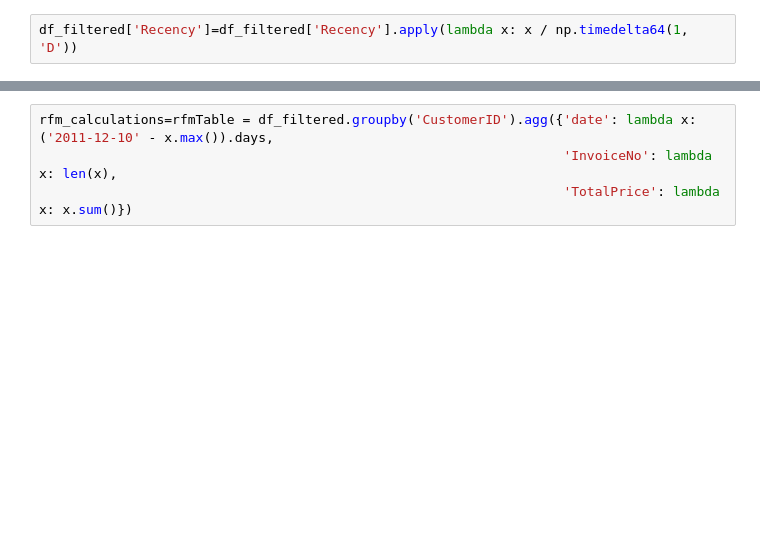
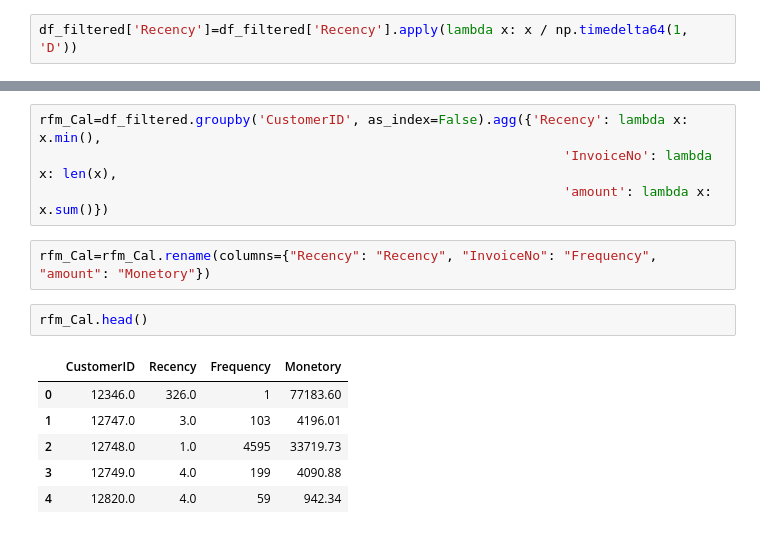
Before and after one commit to suthashok/Miscellaneous_Projects, a Jupyter notebook: Customer_Segmentation/Based_on_transactional_behavior_RFM/Customer_Segmentation_Transactional_Metrics.ipynb, the cells around one changed output, grey strips where cells are left out. Drawn from its saved outputs; the diff is of its cells as text; blank space fills up the shorter version.

Commit message:
Adding latest code for customer segmentation

```diff
--- a/Customer_Segmentation/Based_on_transactional_behavior_RFM/Customer_Segmentation_Transactional_Metrics.ipynb
+++ b/Customer_Segmentation/Based_on_transactional_behavior_RFM/Customer_Segmentation_Transactional_Metrics.ipynb
@@ -223,6 +223,17 @@ df_filtered.head()
 | 3 | 536365 | 84029G | KNITTED UNION FLAG HOT WATER BOTTLE | 6 | 2010-12-01 08:26:00 | 3.39 | 17850.0 | United Kingdom | 2010-12-01 | ... |
 | 4 | 536365 | 84029E | RED WOOLLY HOTTIE WHITE HEART. | 6 | 2010-12-01 08:26:00 | 3.39 | 17850.0 | United Kingdom | 2010-12-01 | ... |
 # %%
-rfm_calculations=rfmTable = df_filtered.groupby('CustomerID').agg({'date': lambda x: ('2011-12-10' - x.max()).days,
+rfm_Cal=df_filtered.groupby('CustomerID', as_index=False).agg({'Recency': lambda x: x.min(),
                                                                    'InvoiceNo': lambda x: len(x),
-                                                                   'TotalPrice': lambda x: x.sum()})
+                                                                   'amount': lambda x: x.sum()})
+# %%
+rfm_Cal=rfm_Cal.rename(columns={"Recency": "Recency", "InvoiceNo": "Frequency", "amount": "Monetory"})
+# %%
+rfm_Cal.head()
+# %% [output]
+|  | CustomerID | Recency | Frequency | Monetory |
+| 0 | 12346.0 | 326.0 | 1 | 77183.60 |
+| 1 | 12747.0 | 3.0 | 103 | 4196.01 |
+| 2 | 12748.0 | 1.0 | 4595 | 33719.73 |
+| 3 | 12749.0 | 4.0 | 199 | 4090.88 |
+| 4 | 12820.0 | 4.0 | 59 | 942.34 |
```
